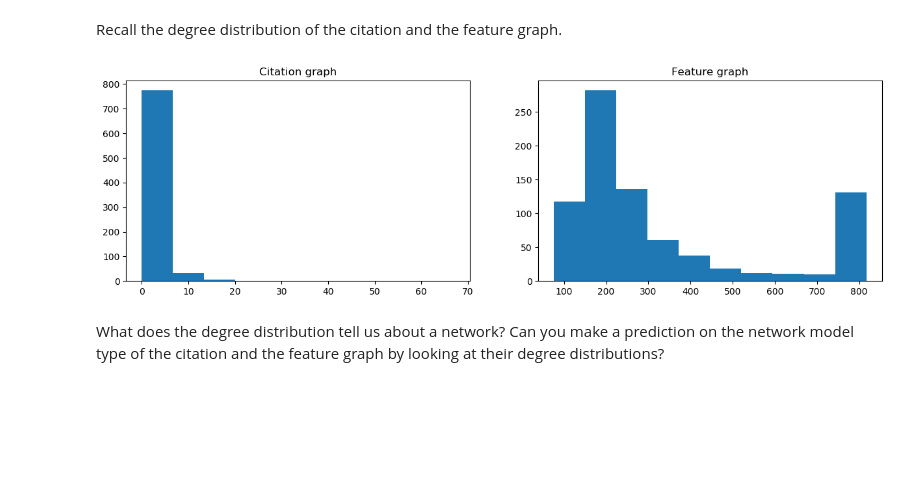
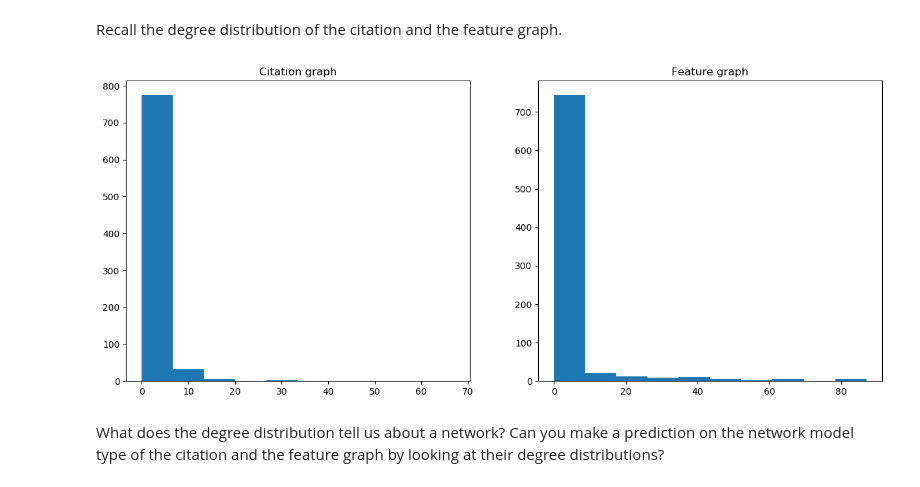
Before and after one commit to misterw97/ntds_2019, a Jupyter notebook: assignments/1_network_science.ipynb, the cells around one changed output. Cells and saved outputs as stored; diff of their text form; code cells hidden in the pictures; blank space fills up the shorter version.

```diff
--- a/assignments/1_network_science.ipynb
+++ b/assignments/1_network_science.ipynb
@@ -711,12 +709,14 @@ The giant component of the new Erdos-Rényi network has 134 nodes and 133 edges.
 # %% [markdown]
 Recall the degree distribution of the citation and the feature graph.
 # %%
-fig, axes = plt.subplots(1, 2, figsize=(15, 4))
+fig, axes = plt.subplots(1, 2, figsize=(15, 6))
 axes[0].set_title('Citation graph')
-axes[0].hist(degrees_citation);
+citation_degrees = sorted([d for n, d in G_citation.degree()], reverse=True)
+axes[0].hist(citation_degrees);
 axes[1].set_title('Feature graph')
-axes[1].hist(degrees_feature);
+feature_degrees = sorted([d for n, d in G_feature.degree()], reverse=True)
+axes[1].hist(feature_degrees);
 # %% [output]
-[figure, old version]
+[figure, new version]
 # %% [markdown]
 What does the degree distribution tell us about a network? Can you make a prediction on the network model type of the citation and the feature graph by looking at their degree distributions?
```
Also changed, not shown: parts of 30 cells of this notebook.
